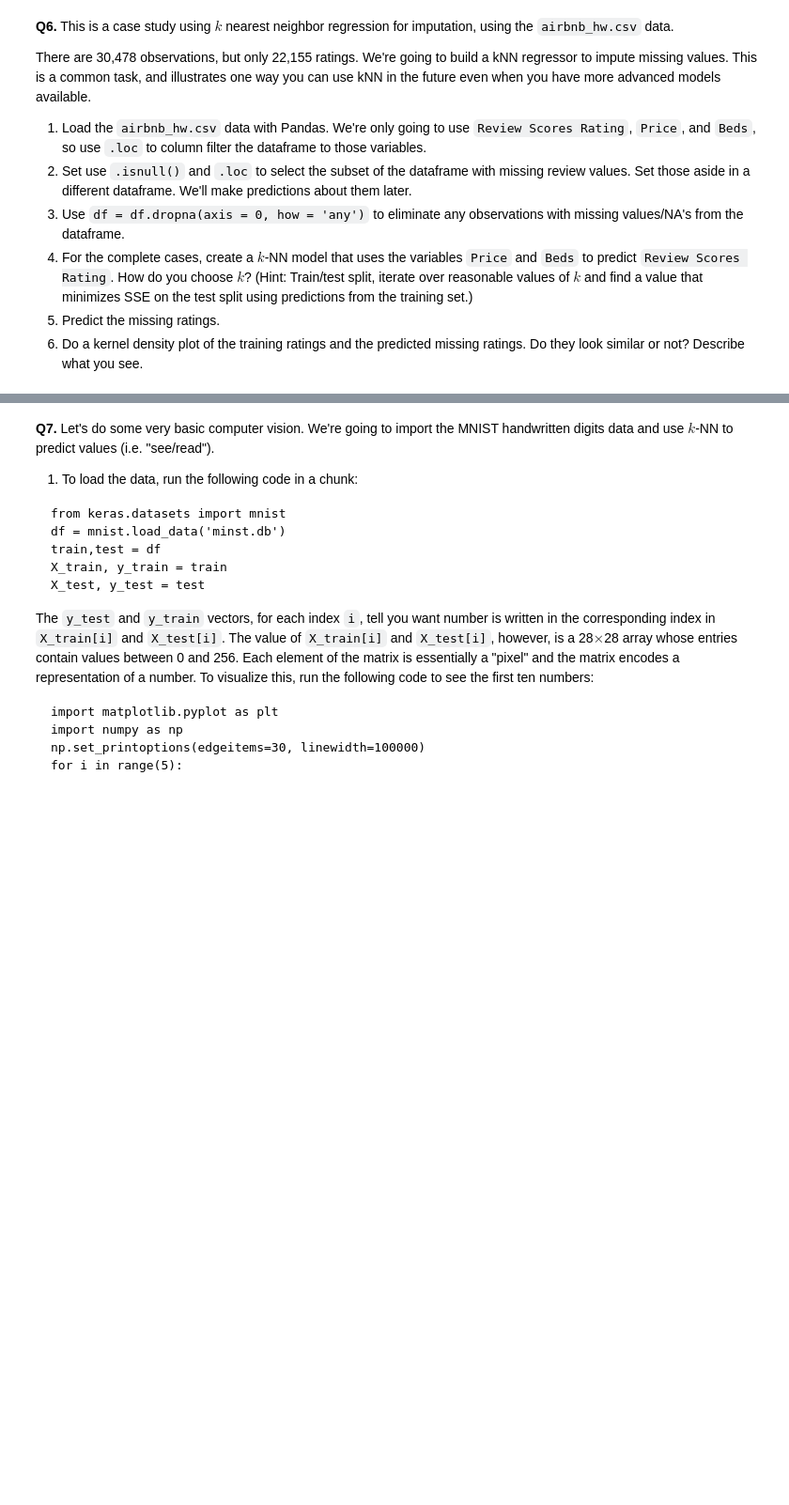
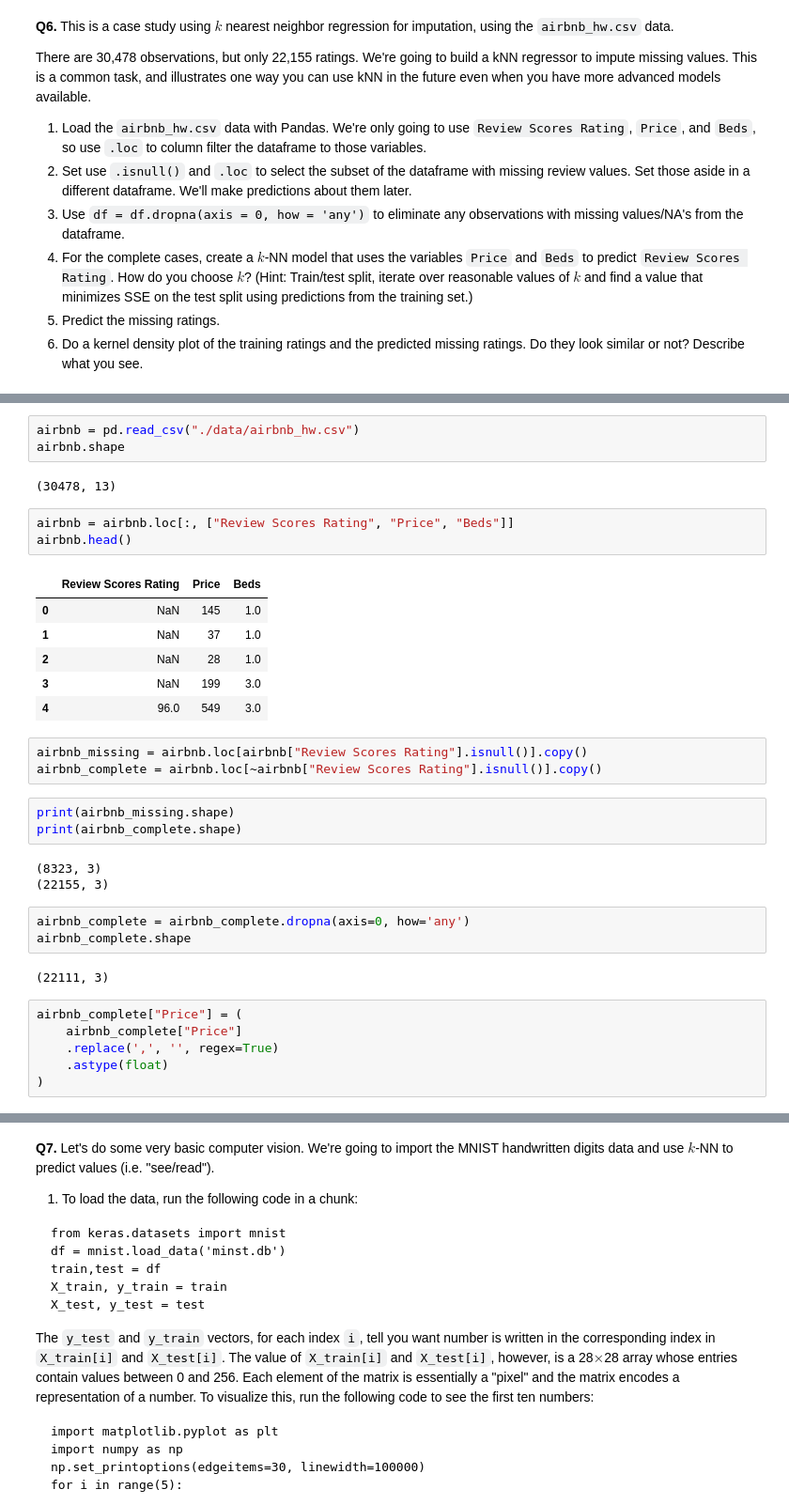
Before and after one commit to lydialeelee/undergrad_ml_assignments, a Jupyter notebook: 02_assignment_knn.ipynb, the cells around one changed output, grey strips where cells are left out. Shown at 94% size. Cells and saved outputs as stored; diff of their text form; blank space fills up the shorter version.

```diff
--- a/02_assignment_knn.ipynb
+++ b/02_assignment_knn.ipynb
@@ -82,0 +259,35 @@ There are 30,478 observations, but only 22,155 ratings. We're going to build a k
+# %%
+airbnb = pd.read_csv("./data/airbnb_hw.csv")
+airbnb.shape
+# %% [output]
+(30478, 13)
+# %%
+airbnb = airbnb.loc[:, ["Review Scores Rating", "Price", "Beds"]]
+airbnb.head()
+# %% [output]
+|  | Review Scores Rating | Price | Beds |
+| 0 | NaN | 145 | 1.0 |
+| 1 | NaN | 37 | 1.0 |
+| 2 | NaN | 28 | 1.0 |
+| 3 | NaN | 199 | 3.0 |
+| 4 | 96.0 | 549 | 3.0 |
+# %%
+airbnb_missing = airbnb.loc[airbnb["Review Scores Rating"].isnull()].copy()
+airbnb_complete = airbnb.loc[~airbnb["Review Scores Rating"].isnull()].copy()
+# %%
+print(airbnb_missing.shape)
+print(airbnb_complete.shape)
+# %% [output]
+(8323, 3)
+(22155, 3)
+# %%
+airbnb_complete = airbnb_complete.dropna(axis=0, how='any')
+airbnb_complete.shape
+# %% [output]
+(22111, 3)
+# %%
+airbnb_complete["Price"] = (
+    airbnb_complete["Price"]
+    .replace(',', '', regex=True)
+    .astype(float)
+)
```
Also changed, not shown: parts of 23 cells of this notebook.
